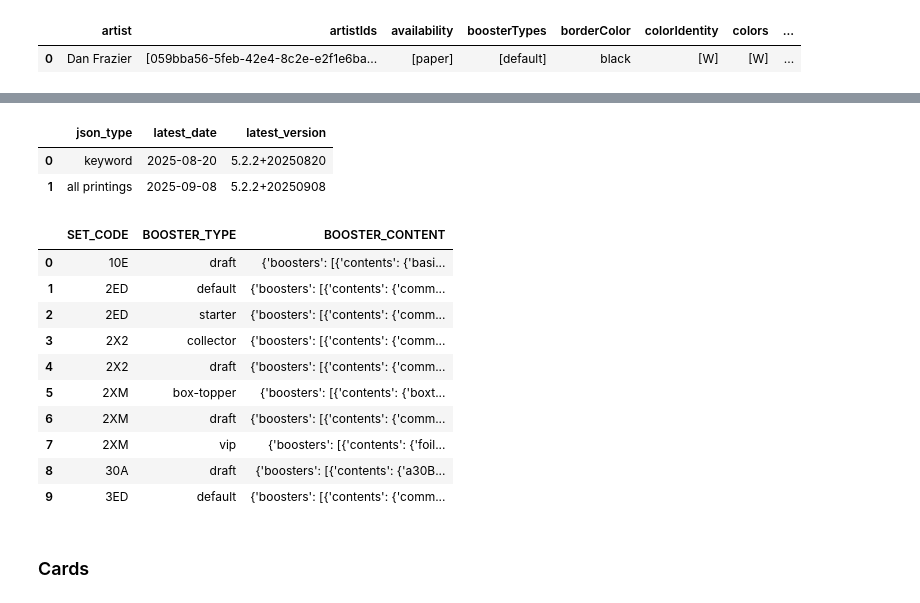
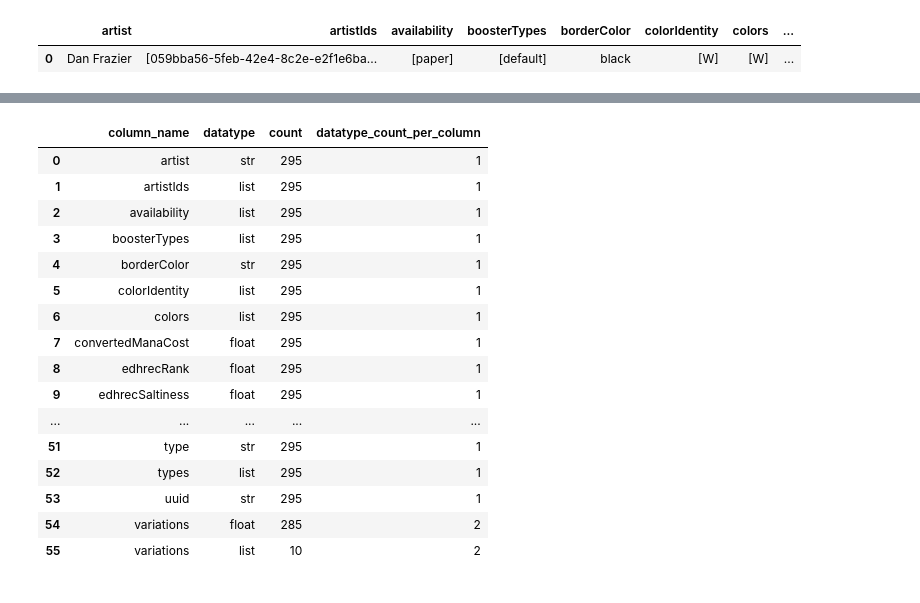
Before and after one commit to demonkeyfire/mtg-analysis-and-modelling, a Jupyter notebook: notebooks/all_printings.ipynb, the cells around one changed output, grey strips where cells are left out. Drawn from its saved outputs; the diff is of its cells as text; code cells hidden in the pictures.

```diff
--- a/notebooks/all_printings.ipynb
+++ b/notebooks/all_printings.ipynb
@@ -236,33 +236,46 @@ df__boosters.to_sql(name      = 'boosters'
-# %%
-# Check the json file date and version
-query = """
-        SELECT *
-        FROM raw_data.data_recency
-        """
-pd.read_sql_query(query, con=engine)
-# %% [output]
-|  | json_type | latest_date | latest_version |
-| 0 | keyword | 2025-08-20 | 5.2.2+20250820 |
-| 1 | all printings | 2025-09-08 | 5.2.2+20250908 |
-# %%
-# Check the dataframe top 10 values
-query = """
-        SELECT *
-        FROM raw_data.boosters
-        LIMIT 10
-        """
-pd.read_sql_query(query, con=engine)
-# %% [output]
-|  | SET_CODE | BOOSTER_TYPE | BOOSTER_CONTENT |
-| 0 | 10E | draft | {'boosters': [{'contents': {'basi... |
-| 1 | 2ED | default | {'boosters': [{'contents': {'comm... |
-| 2 | 2ED | starter | {'boosters': [{'contents': {'comm... |
-| 3 | 2X2 | collector | {'boosters': [{'contents': {'comm... |
-| 4 | 2X2 | draft | {'boosters': [{'contents': {'comm... |
-| 5 | 2XM | box-topper | {'boosters': [{'contents': {'boxt... |
-| 6 | 2XM | draft | {'boosters': [{'contents': {'comm... |
-| 7 | 2XM | vip | {'boosters': [{'contents': {'foil... |
-| 8 | 30A | draft | {'boosters': [{'contents': {'a30B... |
-| 9 | 3ED | default | {'boosters': [{'contents': {'comm... |
-# %% [markdown]
-### Cards
+# %%
+df__cards_lea = pd.json_normalize(df__cards[df__cards['SET_CODE'] == 'LEA']['CARDS'].values[0], max_level=0)
+# %%
+df__cards_lea['flavorText'] = df__cards_lea['flavorText'].where(pd.notna(df__cards_lea['flavorText']), None)
+# %%
+summary = []
+
+for col in df__cards_lea.columns:
+    type_counts = df__cards_lea[col].apply(lambda x: type(x).__name__).value_counts()
+    n_types = len(type_counts)   # number of distinct datatypes in this column
+
+    for dtype, count in type_counts.items():
+        summary.append({
+            "column_name": col,
+            "datatype": dtype,
+            "count": count,
+            "datatype_count_per_column": n_types
+        })
+
+df_summary = pd.DataFrame(summary)
+
+# Optional: sort for easier review
+df_summary = df_summary.sort_values(
+    ["column_name", "datatype"],
+    ascending=[True, True]
+).reset_index(drop=True)
+
+df_summary
+# %% [output]
+|  | column_name | datatype | count | datatype_count_per_column |
+| 0 | artist | str | 295 | 1 |
+| 1 | artistIds | list | 295 | 1 |
+| 2 | availability | list | 295 | 1 |
+| 3 | boosterTypes | list | 295 | 1 |
+| 4 | borderColor | str | 295 | 1 |
+| 5 | colorIdentity | list | 295 | 1 |
+| 6 | colors | list | 295 | 1 |
+| 7 | convertedManaCost | float | 295 | 1 |
+| 8 | edhrecRank | float | 295 | 1 |
+| 9 | edhrecSaltiness | float | 295 | 1 |
+| ... | ... | ... | ... | ... |
+| 51 | type | str | 295 | 1 |
+| 52 | types | list | 295 | 1 |
+| 53 | uuid | str | 295 | 1 |
+| 54 | variations | float | 285 | 2 |
+| 55 | variations | list | 10 | 2 |
```
Also changed, not shown: parts of 24 cells of this notebook.
